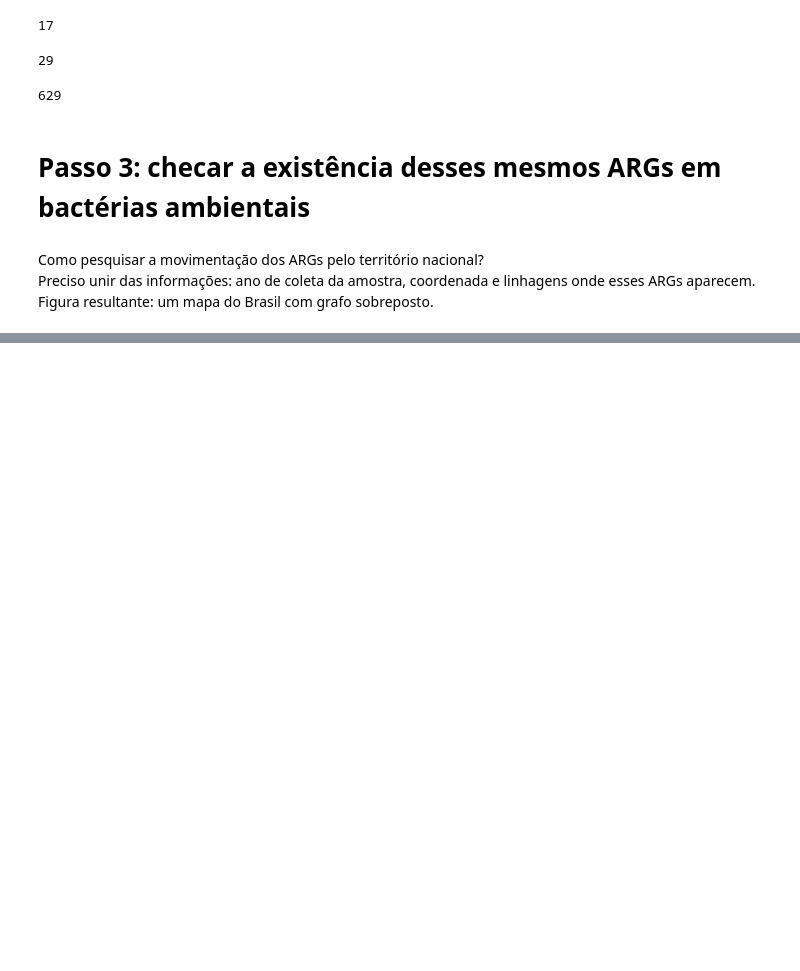
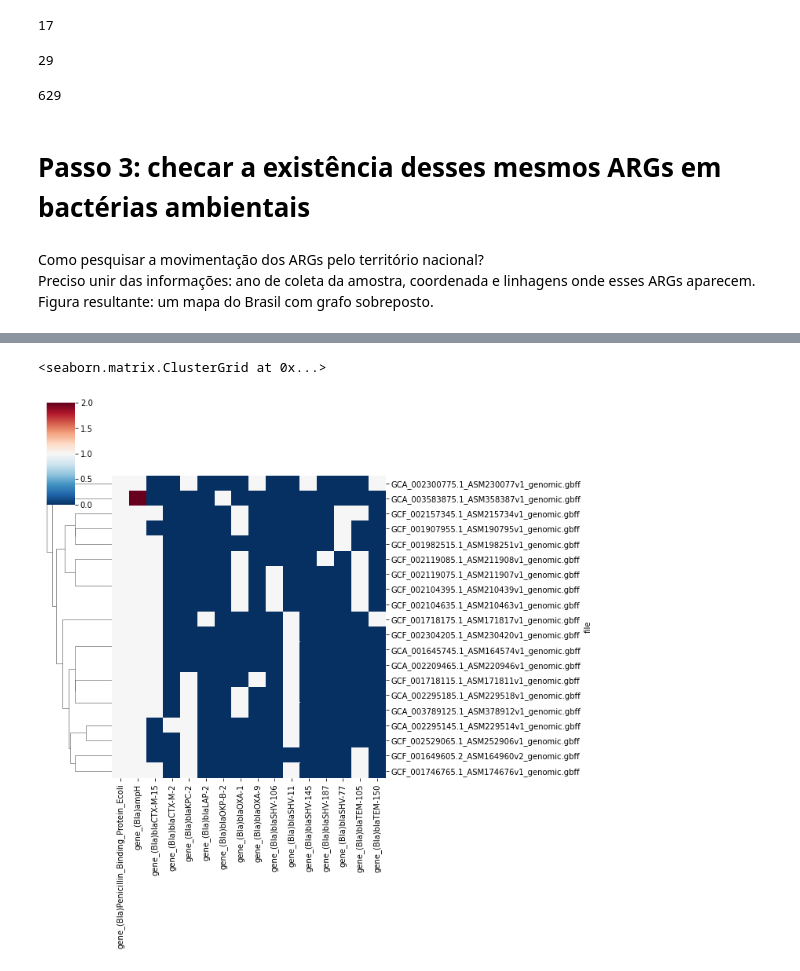
Before and after one commit to tiagocabralborelli/ARG-Sentinel, a Jupyter notebook: codebrazil.ipynb, the cells around one changed output, grey strips where cells are left out. Drawn from its saved outputs; the diff is of its cells as text; code cells hidden in the pictures; blank space fills up the shorter version.

```diff
--- a/codebrazil.ipynb
+++ b/codebrazil.ipynb
@@ -461,0 +502,5 @@ muscle -in mcr-1.1.fasta -out mrc.aln
+# %%
+sns.clustermap(kleb_spread_bla_dummies.filter(like = '(Bla)', axis = 1), cmap = "RdBu_r", col_cluster=False)
+# %% [output]
+<seaborn.matrix.ClusterGrid at 0x...>
+[figure, added]
```
Also changed, not shown: parts of 35 cells of this notebook, 1 other file.
